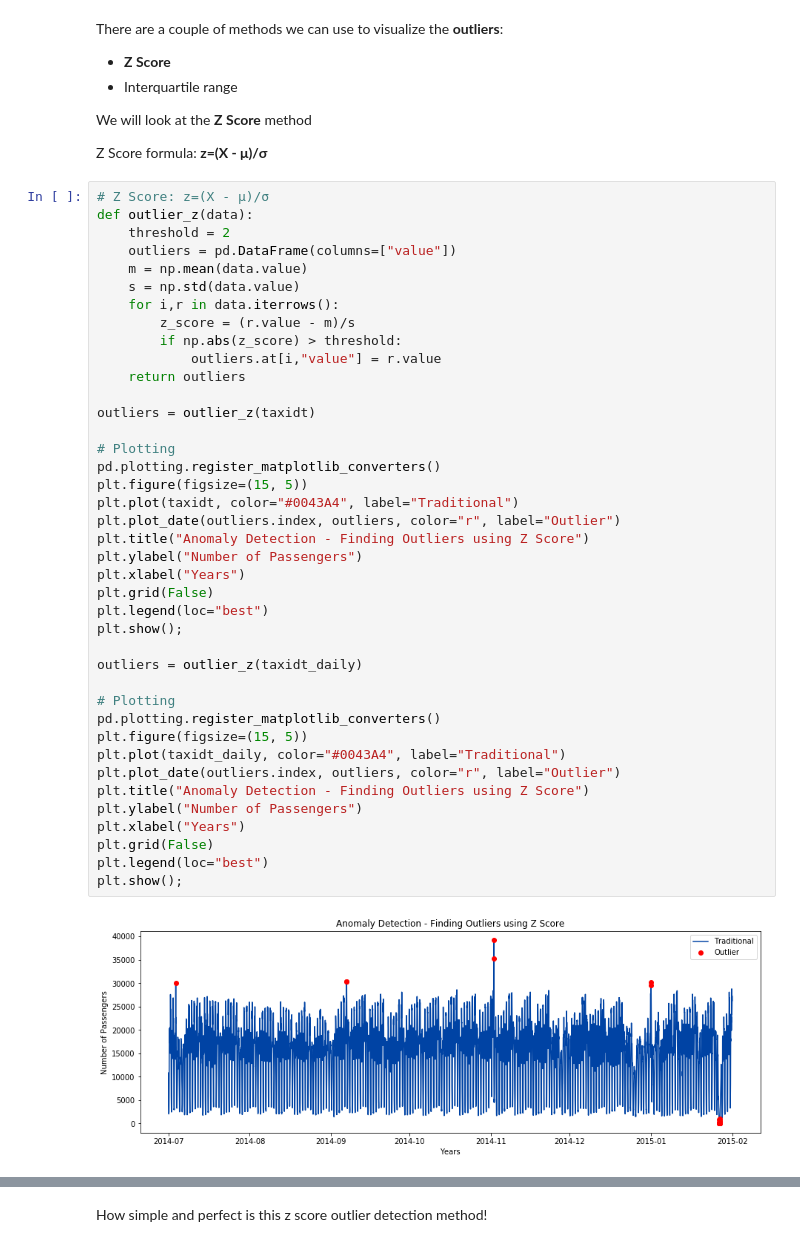
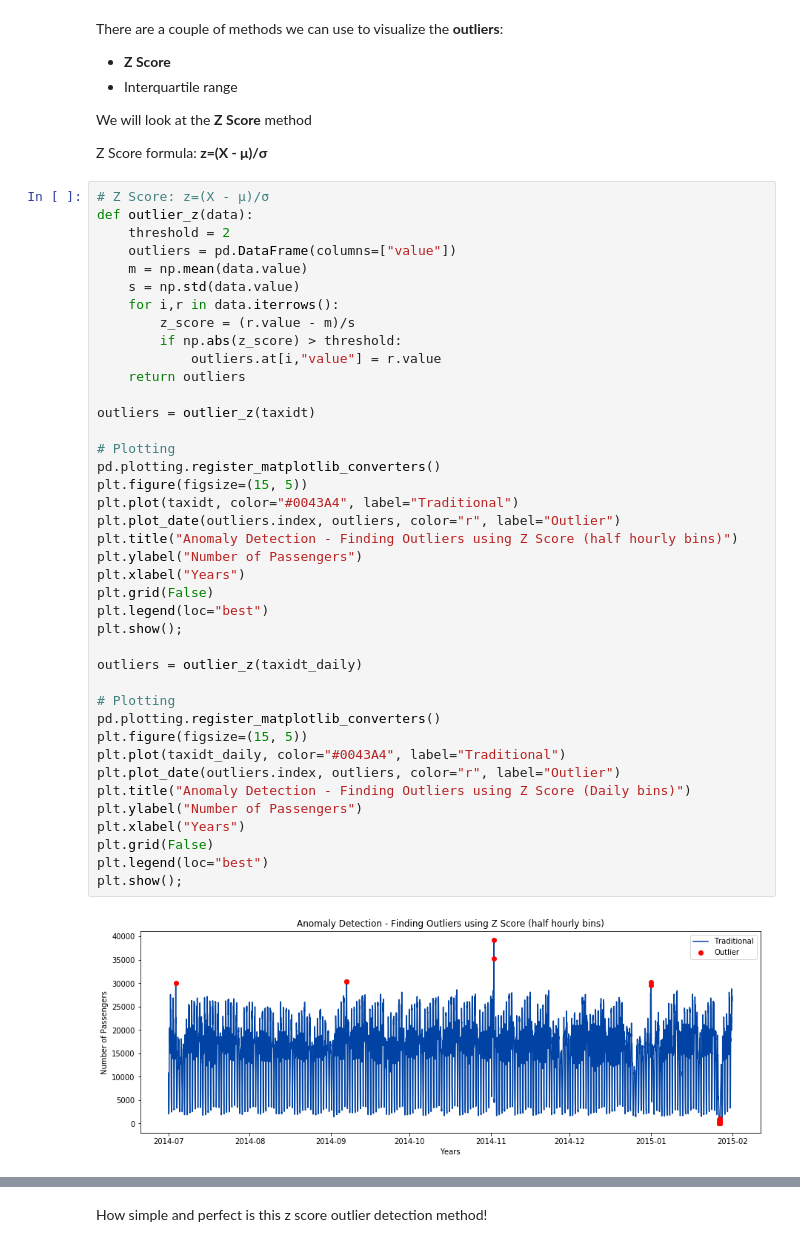
Before and after one commit to Ruturaj4/d_st_reams_of_anomalies, a Jupyter notebook: notebooks/1.0-rkv-d-st-reams-of-anomalies.ipynb, the cells around one changed output, grey strips where cells are left out. Saved outputs shown, nothing was run; the diff lists cells and outputs as text.

Commit message:
added graphs

```diff
--- a/notebooks/1.0-rkv-d-st-reams-of-anomalies.ipynb
+++ b/notebooks/1.0-rkv-d-st-reams-of-anomalies.ipynb
@@ -122,33 +122,33 @@ def outlier_z(data):
         if np.abs(z_score) > threshold:
             outliers.at[i,"value"] = r.value
     return outliers
 
 outliers = outlier_z(taxidt)
 
 # Plotting
 pd.plotting.register_matplotlib_converters()
 plt.figure(figsize=(15, 5))
 plt.plot(taxidt, color="#0043A4", label="Traditional")
 plt.plot_date(outliers.index, outliers, color="r", label="Outlier")
-plt.title("Anomaly Detection - Finding Outliers using Z Score")
+plt.title("Anomaly Detection - Finding Outliers using Z Score (half hourly bins)")
 plt.ylabel("Number of Passengers")
 plt.xlabel("Years")
 plt.grid(False)
 plt.legend(loc="best")
 plt.show();
 
 outliers = outlier_z(taxidt_daily)
 
 # Plotting
 pd.plotting.register_matplotlib_converters()
 plt.figure(figsize=(15, 5))
 plt.plot(taxidt_daily, color="#0043A4", label="Traditional")
 plt.plot_date(outliers.index, outliers, color="r", label="Outlier")
-plt.title("Anomaly Detection - Finding Outliers using Z Score")
+plt.title("Anomaly Detection - Finding Outliers using Z Score (Daily bins)")
 plt.ylabel("Number of Passengers")
 plt.xlabel("Years")
 plt.grid(False)
 plt.legend(loc="best")
 plt.show();
 # %% [output]
-[figure, old version]
+[figure, new version]
```
Also changed, not shown: parts of 6 cells of this notebook, 8 other files.
